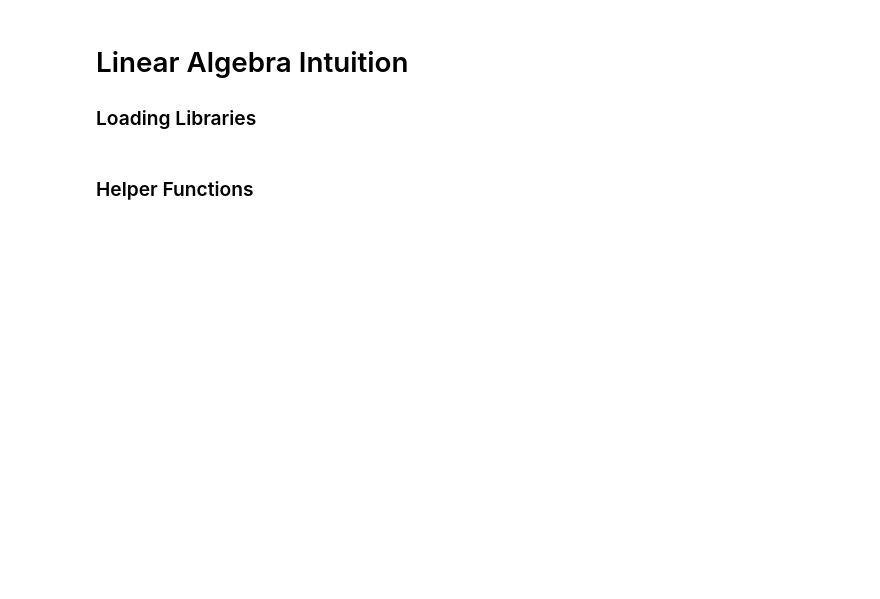
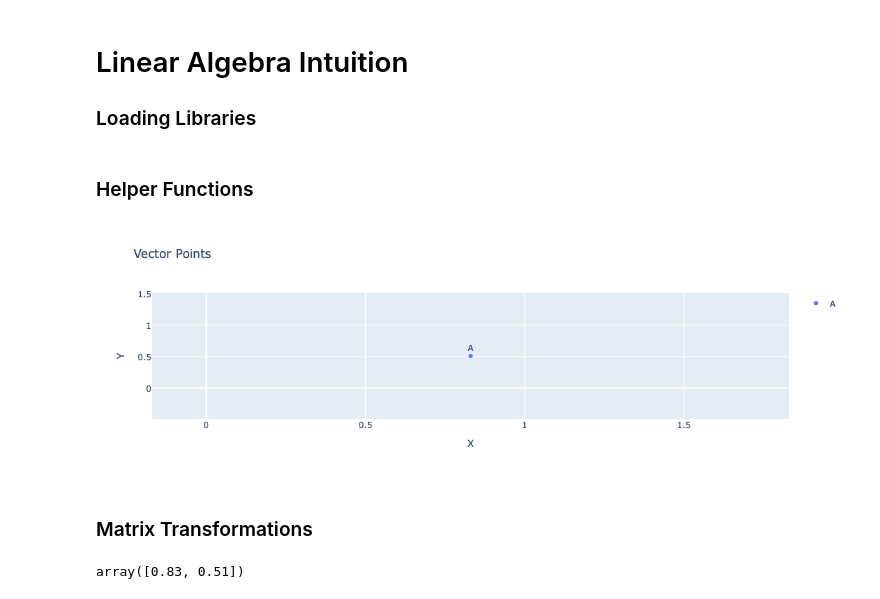
Before and after one commit to joakor89/Modern-Time-Series-Forecasting-with-Python, a Jupyter notebook: chap_11/01_LAI.ipynb, the cells around one changed output. Cells and saved outputs as stored; diff of their text form; code cells hidden in the pictures; blank space fills up the shorter version.

Commit message:
Fixing helper function snippet

```diff
--- a/chap_11/01_LAI.ipynb
+++ b/chap_11/01_LAI.ipynb
@@ -39,59 +39,49 @@ def colorizer(x, y):
     b = 1/4 + x/16
     return (r, g, b)
 # %%
-def plot_vector_points(vector_points, names, title="Vectors", width=600, height=600, font_size=15, axis_range = [-1,1]):
-    layout1= go.Layout(title=go.layout.Title(text=title,x=0.5),
-            xaxis={'title':'x', 'range':axis_range},
-            yaxis={'title':'y','range':axis_range})
-    point_plots = []
-    for (x,y), name in zip(vector_points, names):
-        point_plot=[
-          go.Scatter(x=[0,x],
-                     y=[0,y],
-                     name=name,
-                    ),
-        ]
-        point_plots += point_plot
+def plot_vector_points(vectors, names=None):
+    # Create a figure
+    fig = go.Figure()
 
-    fig = go.Figure(data=point_plots, layout=layout1)
+    # Add vectors as points
+    for i, vector in enumerate(vectors):
+        name = names[i] if names and i < len(names) else f"Vector {i+1}"
+        fig.add_trace(go.Scatter(
+            x=[vector[0]],
+            y=[vector[1]],
+            mode='markers+text',
+            name=name,
+            text=[name],
+            textposition="top center"
+        ))
+
+    # Update layout with correct title property
     fig.update_layout(
-        autosize=False,
-        width=width,
-        height=height,
-        title_text=title,
-        titlefont={"size": 20},
-        legend_title=None,
-        showlegend=False,
-        yaxis=dict(
-            titlefont=dict(size=font_size),
-            tickfont=dict(size=font_size),
-        ),
-        xaxis=dict(
-            titlefont=dict(size=font_size),
-            tickfont=dict(size=font_size),
-        )
+        title=dict(text="Vector Points"),  # Use title dict instead of titlefont
+        xaxis=dict(title="X"),
+        yaxis=dict(title="Y"),
+        showlegend=True
     )
-    for (x,y), name in zip(vector_points, names):
-        fig.add_annotation(x=x, y=y, text=f"{name}-> [{x:.2f}, {y:.2f}]", font=dict(
-            size=font_size,
-            ),
-        arrowhead=2,
-        arrowsize=1,
-        arrowwidth=2,
-        arrowcolor="#636363",)
-    return fig
+
+    # Show the plot
+    fig.show()
+
+# Call the function
+plot_vector_points([A], names=["A"])
 
 def plot_grid(xygrids, titles, colors, figsize=(16,8)):
     assert len(xygrids)>1
     c = len(xygrids)
     fig, axes = plt.subplots(1, c, figsize=figsize, facecolor="w", sharey=True, sharex=True)
     # Plot grid points
     # plt.figure()
     for ax, xygrid, title in zip(axes, xygrids, titles):
         ax.scatter(xygrid[:,0], xygrid[:,1], s=36, c=colors, edgecolor="none")
         # Set axis limits
         ax.grid(True)
         # ax1.axis("equal")
         ax.set_title(title)
         ax.set_aspect('equal')
     plt.show()
+# %% [output]
+[figure, added]
@@ -97,0 +149,7 @@ def plot_grid(xygrids, titles, colors, figsize=(16,8)):
+# %% [markdown]
+### Matrix Transformations
+# %%
+A = np.array([0.83, 0.51])
+A
+# %% [output]
+array([0.83, 0.51])
```
Also changed, not shown: parts of 4 cells of this notebook.
